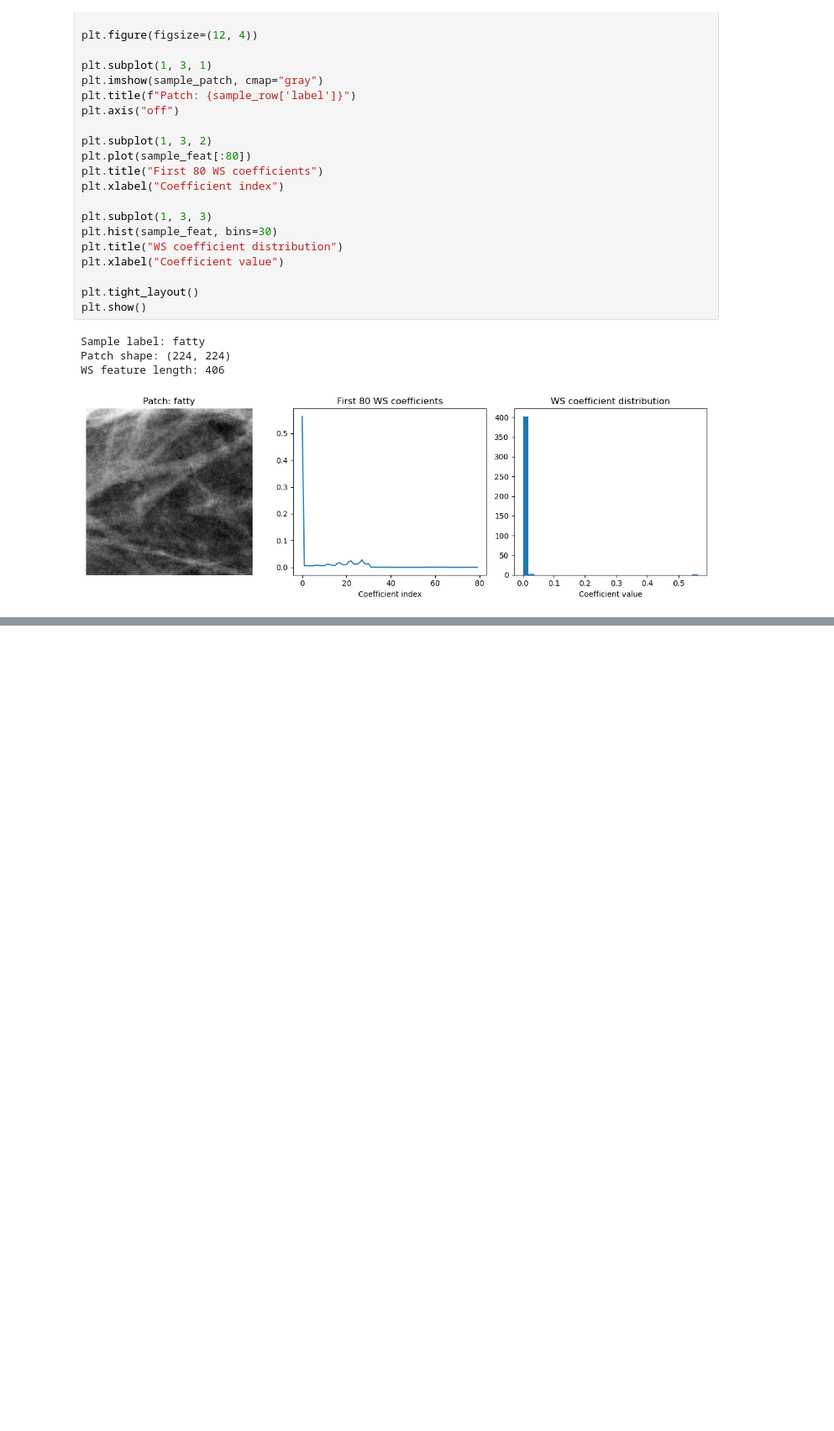
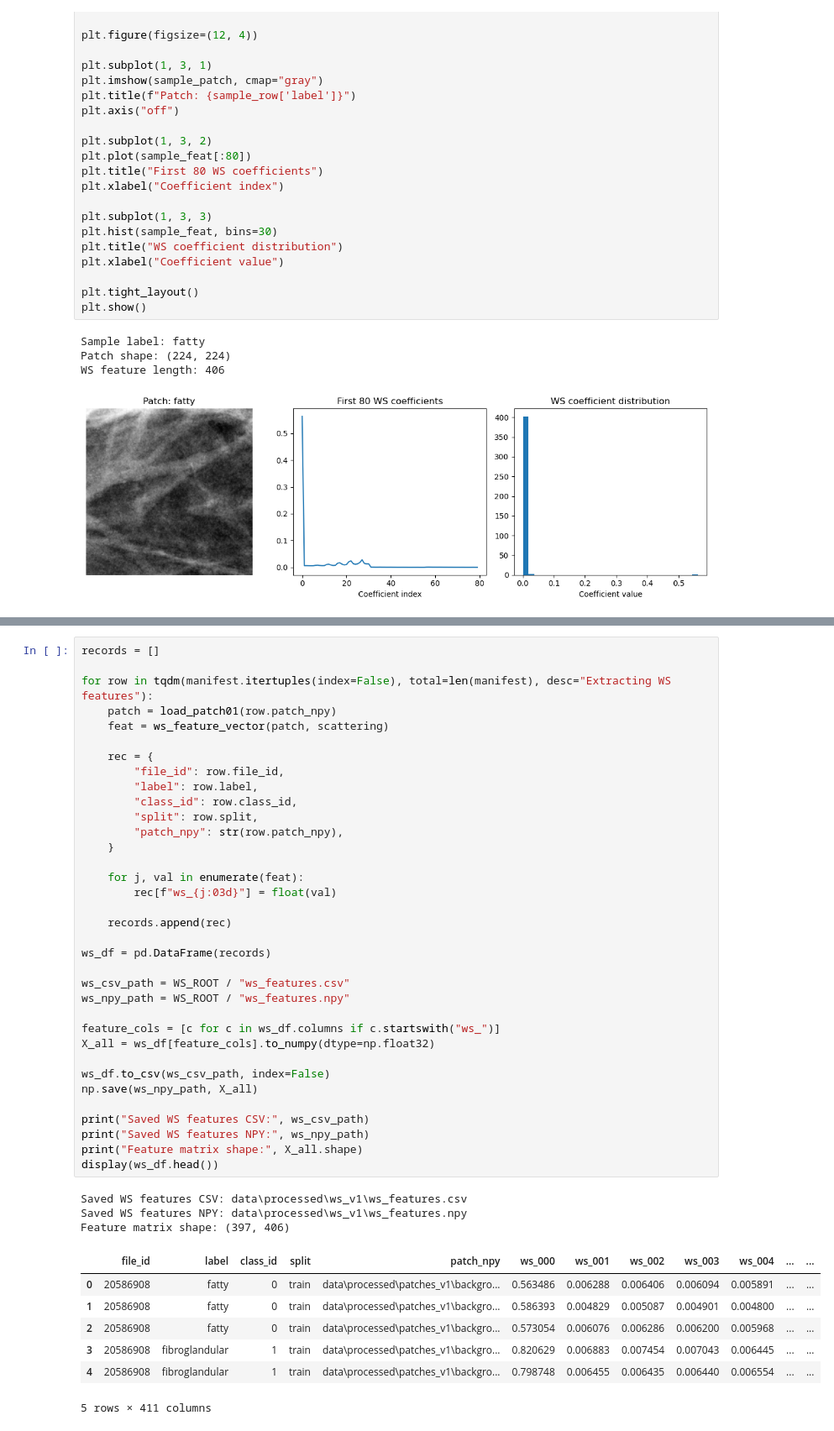
Before and after one commit to Nabeel-CH/Project34, a Jupyter notebook: Step 2.1 - WS.ipynb, the cells around one changed output, grey strips where cells are left out. Shown at 84% size. Saved outputs shown, nothing was run; the diff lists cells and outputs as text; blank space fills up the shorter version.

```diff
--- a/Step 2.1 - WS.ipynb
+++ b/Step 2.1 - WS.ipynb
@@ -228,0 +237,46 @@ WS feature length: 406
+# %%
+records = []
+
+for row in tqdm(manifest.itertuples(index=False), total=len(manifest), desc="Extracting WS features"):
+    patch = load_patch01(row.patch_npy)
+    feat = ws_feature_vector(patch, scattering)
+
+    rec = {
+        "file_id": row.file_id,
+        "label": row.label,
+        "class_id": row.class_id,
+        "split": row.split,
+        "patch_npy": str(row.patch_npy),
+    }
+
+    for j, val in enumerate(feat):
+        rec[f"ws_{j:03d}"] = float(val)
+
+    records.append(rec)
+
+ws_df = pd.DataFrame(records)
+
+ws_csv_path = WS_ROOT / "ws_features.csv"
+ws_npy_path = WS_ROOT / "ws_features.npy"
+
+feature_cols = [c for c in ws_df.columns if c.startswith("ws_")]
+X_all = ws_df[feature_cols].to_numpy(dtype=np.float32)
+
+ws_df.to_csv(ws_csv_path, index=False)
+np.save(ws_npy_path, X_all)
+
+print("Saved WS features CSV:", ws_csv_path)
+print("Saved WS features NPY:", ws_npy_path)
+print("Feature matrix shape:", X_all.shape)
+display(ws_df.head())
+# %% [output]
+Saved WS features CSV: data\processed\ws_v1\ws_features.csv
+Saved WS features NPY: data\processed\ws_v1\ws_features.npy
+Feature matrix shape: (397, 406)
+|  | file_id | label | class_id | split | patch_npy | ws_000 | ws_001 | ws_002 | ws_003 | ws_004 | ... | ... |
+| 0 | 20586908 | fatty | 0 | train | data\processed\patches_v1\backgro... | 0.563486 | 0.006288 | 0.006406 | 0.006094 | 0.005891 | ... | ... |
+| 1 | 20586908 | fatty | 0 | train | data\processed\patches_v1\backgro... | 0.586393 | 0.004829 | 0.005087 | 0.004901 | 0.004800 | ... | ... |
+| 2 | 20586908 | fatty | 0 | train | data\processed\patches_v1\backgro... | 0.573054 | 0.006076 | 0.006286 | 0.006200 | 0.005968 | ... | ... |
+| 3 | 20586908 | fibroglandular | 1 | train | data\processed\patches_v1\backgro... | 0.820629 | 0.006883 | 0.007454 | 0.007043 | 0.006445 | ... | ... |
+| 4 | 20586908 | fibroglandular | 1 | train | data\processed\patches_v1\backgro... | 0.798748 | 0.006455 | 0.006435 | 0.006440 | 0.006554 | ... | ... |
+5 rows × 411 columns
```
Also changed, not shown: parts of 11 cells of this notebook.
